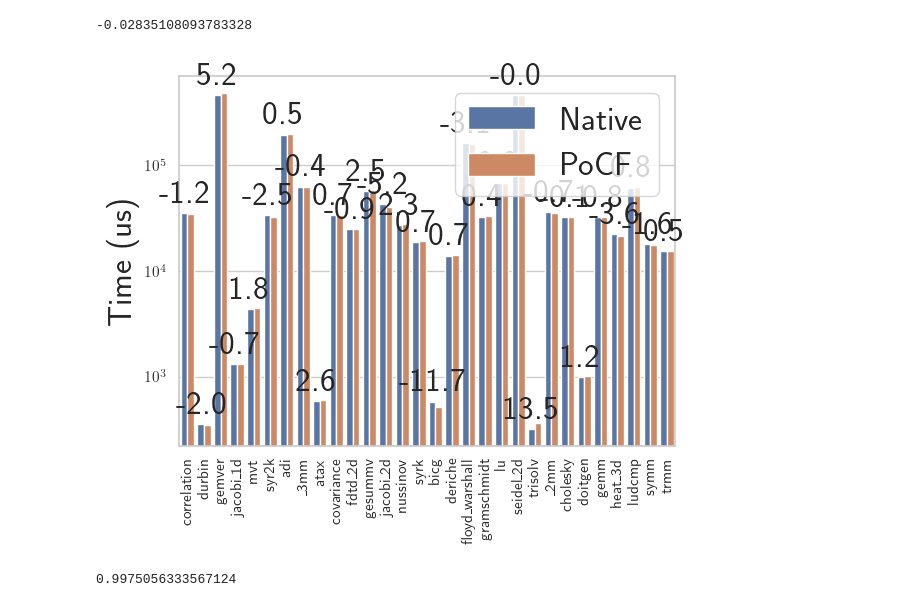
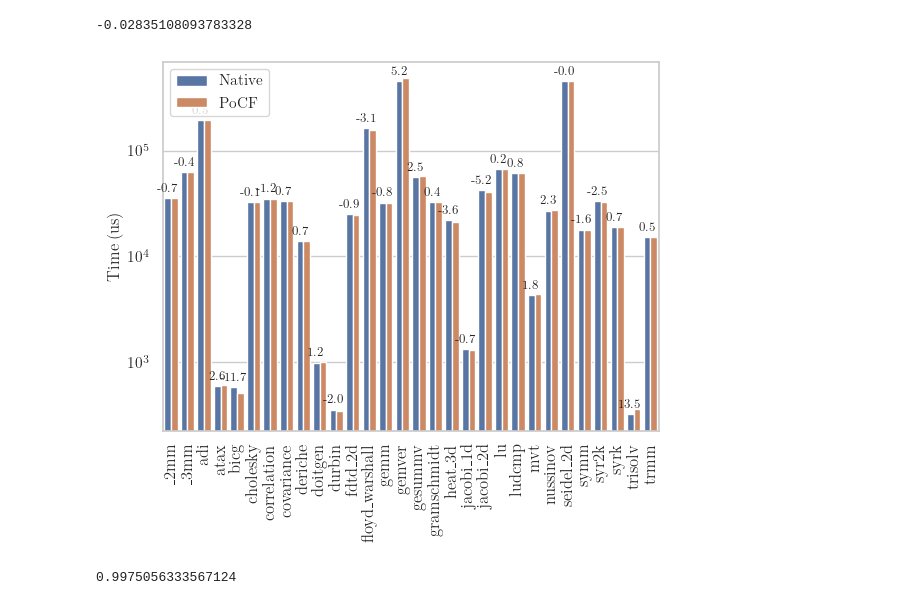
Before and after one commit to ya0guang/PoBF, a Jupyter notebook: scripts/figure.ipynb, the cells around one changed output. Cells and saved outputs as stored; diff of their text form; code cells hidden in the pictures.

```diff
--- a/scripts/figure.ipynb
+++ b/scripts/figure.ipynb
@@ -55,34 +55,35 @@ np.average(poly["overhead"])
 # %%
 sns.set(style="whitegrid")
 xs = []
 ys = []
 hue = []
 overhead = []
+poly = poly.sort_index()
+
 for i in poly.index:
     xs.append(i)
     xs.append(i)
     ys.append(poly["native"][i])
     ys.append(poly["pobf"][i])
     hue.append("Native")
     hue.append("PoCF")
 
-plt.rcParams['mathtext.default'] = 'sf'
-plt.rcParams['text.usetex'] = True
-plt.rcParams['font.size'] = 24
-plt.rc('legend',fontsize=24)
+
+plt.rcParams.update({'font.family': 'times new roman'})
+plt.legend(['Legend'], bbox_to_anchor=(4.85,1.025), loc="upper left")
 
 assert(len(xs) == len(ys))
 g = sns.barplot(x=xs, y=ys, hue=hue)
 g.set_yscale("log")
-g.set_xticklabels(g.get_xticklabels(), rotation=90)
+g.set_xticklabels(g.get_xticklabels(), rotation=90, font='times')
 
 overhead_precentage = "  " + poly["overhead"].round(1).astype(str)
 
-g.bar_label(g.containers[0], labels = overhead_precentage, padding=3)
+g.bar_label(g.containers[0], labels = overhead_precentage, padding=3, fontsize=9)
 g.set_ylabel("Time (us)")
 plt.savefig("./polybench_sgx.pdf", bbox_inches='tight')
 # %% [output]
-[figure, old version]
+[figure, new version]
 # %%
 times = list(range(1, 6))
 times = [str(t) for t in times]
```
